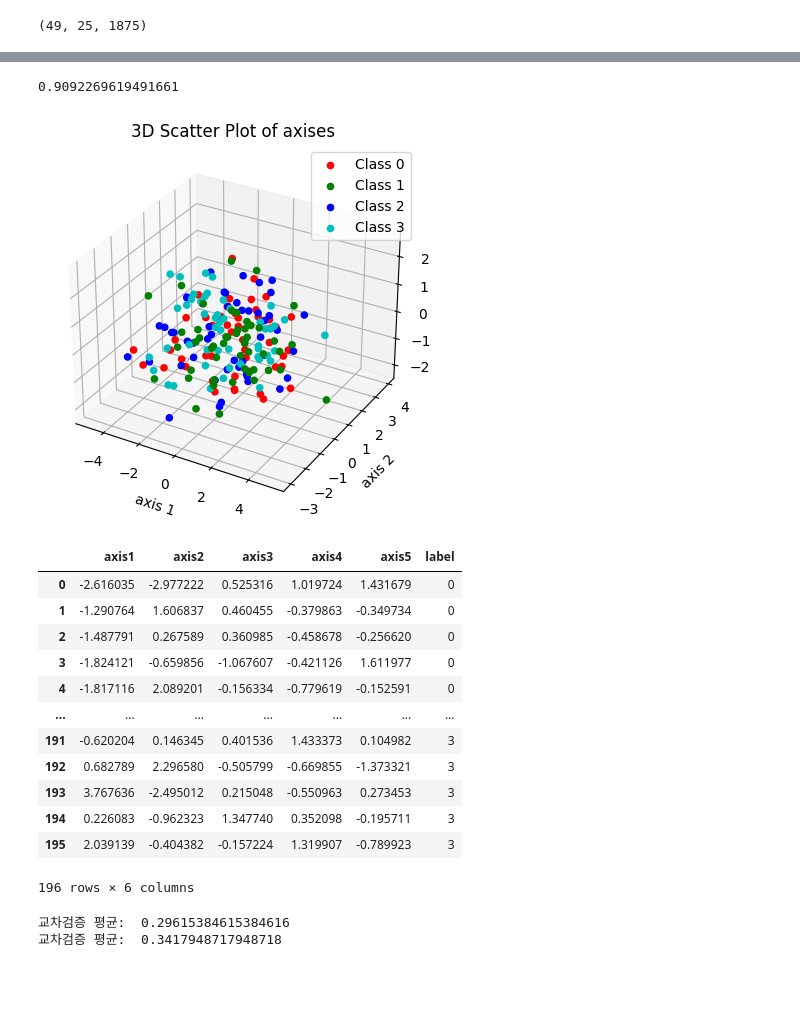
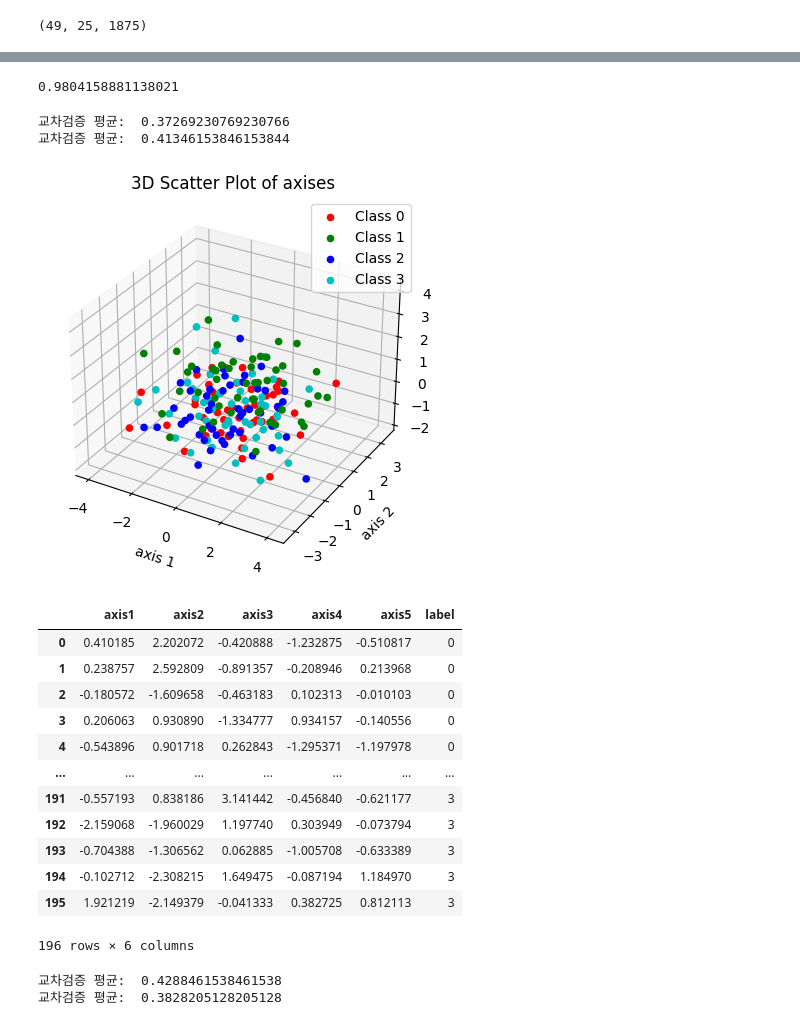
Before and after one commit to Cld338/EEG_analysis, a Jupyter notebook: example/main.ipynb, the cells around one changed output, grey strips where cells are left out. Drawn from its saved outputs; the diff is of its cells as text; code cells hidden in the pictures; blank space fills up the shorter version.

```diff
--- a/example/main.ipynb
+++ b/example/main.ipynb
@@ -13,7 +13,7 @@ from dataHandler import *
 warnings.filterwarnings('ignore')
 # %%
 experimentNum = 9
-experimentIdx = 4
+experimentIdx = 1
 Experiments = [MotorImageryDataset(parentDirectory(dir=currDir, separator="\\", n=1)+'/bcicompetitionIV2a/A0'+str(i+1)+'T.npz') for i in range(experimentNum)]
 # %%
 channels = list(range(25))
@@ -89,11 +88,15 @@ CSP_passed_left_data.shape
 # %%
 m = 3
 
-leftVarRatioDF = log_variance(CSP_passed_left_data, 0, channelNum, minTrialsNum, m)
-rightVarRatioDF = log_variance(CSP_passed_right_data, 1, channelNum, minTrialsNum, m)
-tongueVarRatioDF = log_variance(CSP_passed_tongue_data, 2, channelNum, minTrialsNum, m)
-footVarRatioDF = log_variance(CSP_passed_foot_data, 3, channelNum, minTrialsNum, m)
+leftVarRatioDF = twoTimesMDimensionalFeature(CSP_passed_left_data, 0, channelNum, minTrialsNum, m)
+rightVarRatioDF = twoTimesMDimensionalFeature(CSP_passed_right_data, 1, channelNum, minTrialsNum, m)
+tongueVarRatioDF = twoTimesMDimensionalFeature(CSP_passed_tongue_data, 2, channelNum, minTrialsNum, m)
+footVarRatioDF = twoTimesMDimensionalFeature(CSP_passed_foot_data, 3, channelNum, minTrialsNum, m)
 
 VarRatioDF = pd.concat([leftVarRatioDF, rightVarRatioDF, tongueVarRatioDF, footVarRatioDF], axis=0)
+labelDF = pd.DataFrame([i for i in range(4) for j in range(minTrialsNum)])
+
+VarRatioDF = VarRatioDF.reset_index()
+VarRatioDF = pd.concat([VarRatioDF, labelDF], axis=1).iloc[:, 1:]
 VarRatioDF.columns = [f"{n}" for n in range(m*2)] + ["target"]
-labelDF = VarRatioDF.reset_index().iloc[:, -1]
+VarRatioDF
@@ -124,26 +141,45 @@ principalDF = PCA.principalDf
 # %%
 sum(PCA.explained_variance_ratio_())
 # %% [output]
-0.9092269619491661
+0.9804158881138021
+# %%
+# SVM, kernel = 'linear'로 선형분리 진행
+svm_clf =svm.SVC(kernel = 'linear', random_state=100)
+
+# 교차검증
+scores = cross_val_score(svm_clf, principalDF, labelDF, cv = 5)
+
+print('교차검증 평균: ', scores.mean())
+
+# SVM, kernel = 'rbf'로 비선형분리 진행
+svm_clf = svm.SVC(kernel = 'rbf')
+
+# 교차검증
+scores = cross_val_score(svm_clf, principalDF, labelDF, cv = 5)
+
+print('교차검증 평균: ', scores.mean())
+# %% [output]
+교차검증 평균:  0.37269230769230766
+교차검증 평균:  0.41346153846153844
 # %%
 # 데이터를 DataFrame으로 생성
 df = pd.concat([principalDF, labelDF], axis=1)
-plotDF3D(df ,4)
+plotDF3D(data=df, num_of_classes=4)
 df
 # %% [output]
-[figure, old version]
+[figure, new version]
 |  | axis1 | axis2 | axis3 | axis4 | axis5 | label |
-| 0 | -2.616035 | -2.977222 | 0.525316 | 1.019724 | 1.431679 | 0 |
-| 1 | -1.290764 | 1.606837 | 0.460455 | -0.379863 | -0.349734 | 0 |
-| 2 | -1.487791 | 0.267589 | 0.360985 | -0.458678 | -0.256620 | 0 |
-| 3 | -1.824121 | -0.659856 | -1.067607 | -0.421126 | 1.611977 | 0 |
-| 4 | -1.817116 | 2.089201 | -0.156334 | -0.779619 | -0.152591 | 0 |
+| 0 | 0.410185 | 2.202072 | -0.420888 | -1.232875 | -0.510817 | 0 |
+| 1 | 0.238757 | 2.592809 | -0.891357 | -0.208946 | 0.213968 | 0 |
+| 2 | -0.180572 | -1.609658 | -0.463183 | 0.102313 | -0.010103 | 0 |
+| 3 | 0.206063 | 0.930890 | -1.334777 | 0.934157 | -0.140556 | 0 |
+| 4 | -0.543896 | 0.901718 | 0.262843 | -1.295371 | -1.197978 | 0 |
 | ... | ... | ... | ... | ... | ... | ... |
-| 191 | -0.620204 | 0.146345 | 0.401536 | 1.433373 | 0.104982 | 3 |
-| 192 | 0.682789 | 2.296580 | -0.505799 | -0.669855 | -1.373321 | 3 |
-| 193 | 3.767636 | -2.495012 | 0.215048 | -0.550963 | 0.273453 | 3 |
-| 194 | 0.226083 | -0.962323 | 1.347740 | 0.352098 | -0.195711 | 3 |
-| 195 | 2.039139 | -0.404382 | -0.157224 | 1.319907 | -0.789923 | 3 |
+| 191 | -0.557193 | 0.838186 | 3.141442 | -0.456840 | -0.621177 | 3 |
+| 192 | -2.159068 | -1.960029 | 1.197740 | 0.303949 | -0.073794 | 3 |
+| 193 | -0.704388 | -1.306562 | 0.062885 | -1.005708 | -0.633389 | 3 |
+| 194 | -0.102712 | -2.308215 | 1.649475 | -0.087194 | 1.184970 | 3 |
+| 195 | 1.921219 | -2.149379 | -0.041333 | 0.382725 | 0.812113 | 3 |
 196 rows × 6 columns
 # %%
 LDA_DF = pd.concat([pd.DataFrame(LDATransform(principalDF, labelDF, 3, "eigen")), labelDF], axis=1)
@@ -160,9 +196,6 @@ svm_clf =svm.SVC(kernel = 'linear', random_state=100)
 
 # 교차검증
 scores = cross_val_score(svm_clf, LDA_DF_Scaled.loc[:, :"axis3"], labelDF, cv = 5)
-
-pd.DataFrame(cross_validate(svm_clf, LDA_DF_Scaled.loc[:, :"axis3"], labelDF, cv =5))
-
 print('교차검증 평균: ', scores.mean())
 
 # SVM, kernel = 'rbf'로 비선형분리 진행
@@ -170,11 +203,7 @@ svm_clf = svm.SVC(kernel = 'rbf')
 
 # 교차검증
 scores = cross_val_score(svm_clf, LDA_DF_Scaled.loc[:, :"axis3"], labelDF, cv = 5)
-scores
-
-pd.DataFrame(cross_validate(svm_clf, LDA_DF_Scaled.loc[:, :"axis3"], labelDF, cv =5))
-
 print('교차검증 평균: ', scores.mean())
 # %% [output]
-교차검증 평균:  0.29615384615384616
-교차검증 평균:  0.3417948717948718
+교차검증 평균:  0.4288461538461538
+교차검증 평균:  0.3828205128205128
```
Also changed, not shown: parts of 3 cells of this notebook, 3 other files.
